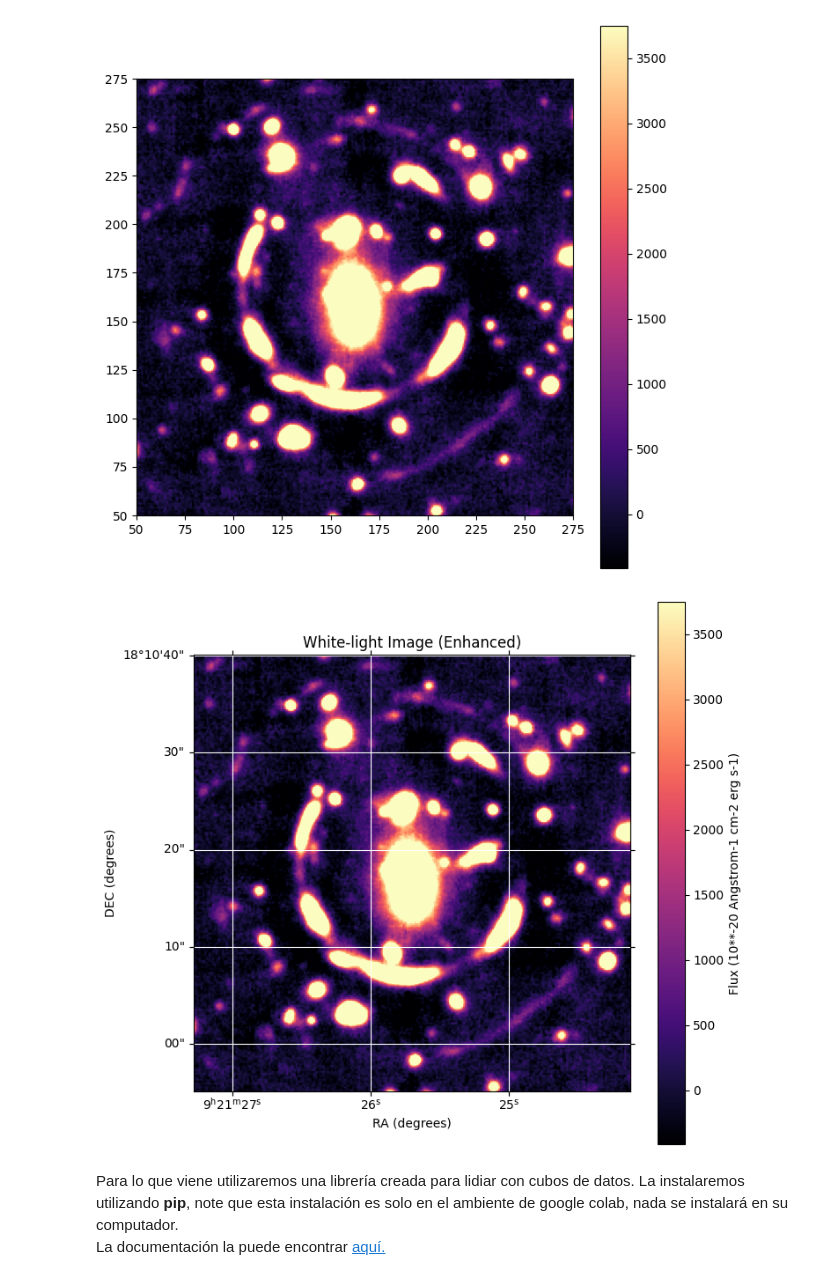
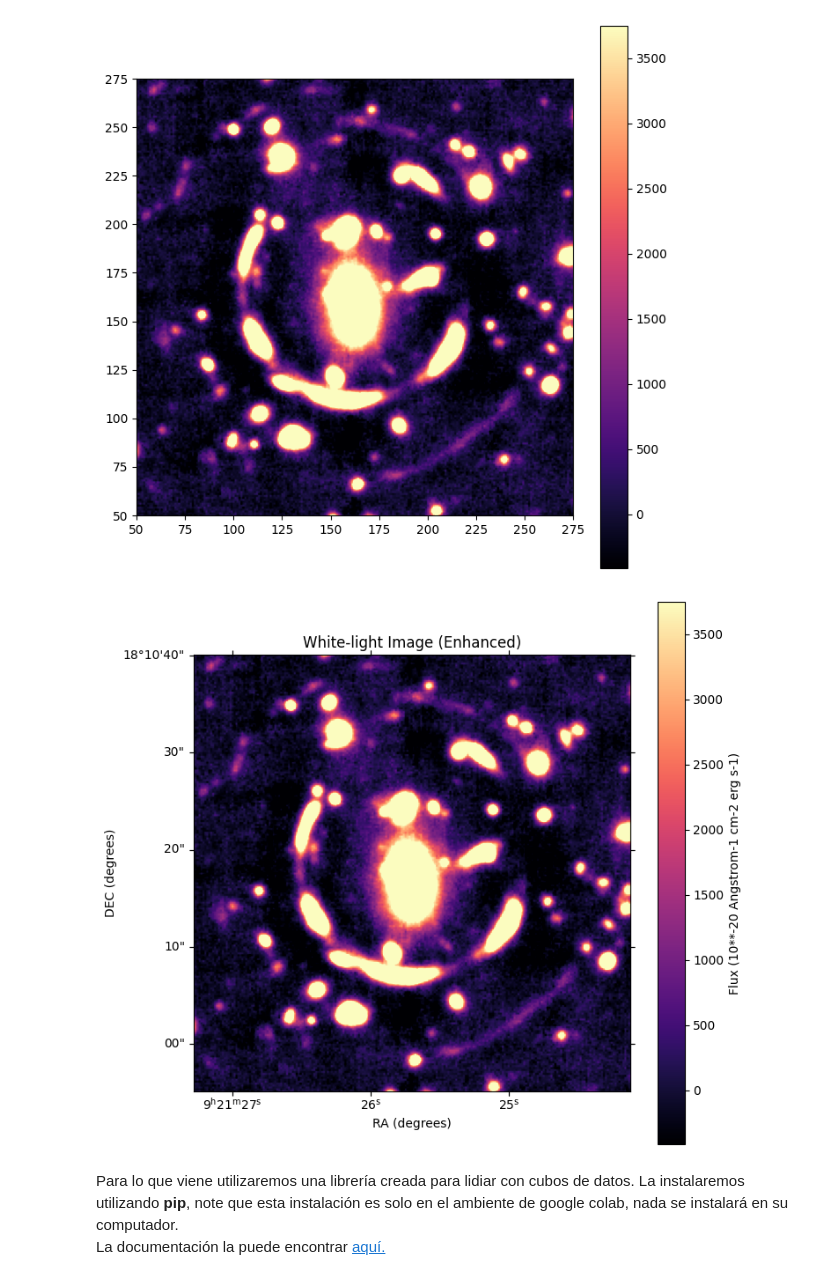
Before and after one commit to carlos-riquelme-c/Tarea-4, a Jupyter notebook: Tarea4.ipynb, the cells around one changed output. Drawn from its saved outputs; the diff is of its cells as text; code cells hidden in the pictures.

```diff
--- a/Tarea4.ipynb
+++ b/Tarea4.ipynb
@@ -169,38 +173,31 @@ plt.show()
 # %% [output]
 [figure]
 # %%
-import numpy as np
-import matplotlib.pyplot as plt
+# Solución
 from astropy.wcs import WCS
+# Utilice el siguiente wcs para añadir las coordenadas a su visualización.
+wcs = WCS(cubo[1].header)
+wcs = wcs[0,:,:]
 
-# Crear la white-light image sumando a lo largo de la dimensión espectral
-white_light_image = np.sum(datos, axis=0)
-
-# Utilizar WCS para añadir coordenadas
-wcs = WCS(cubo[1].header)
-wcs = wcs[0, :, :]  # Selecciona todas las filas y columnas de las dimensiones espaciales
-
-# Ajustar los percentiles para mejorar el contraste
 value = 5
 percentiles = np.nanpercentile(white_light_image.flatten(), [value, 100 - value])
 
-# Visualizar la imagen con un mapa de colores adecuado y coordenadas
-plt.figure(figsize=(8, 8))  # Hacer la figura un poco más grande
+plt.figure(figsize=(8, 8))
 plt.subplot(projection=wcs)
 plt.imshow(white_light_image, origin='lower', cmap='magma', vmin=percentiles[0], vmax=percentiles[1])
 plt.colorbar(label='Flux (10**-20 Angstrom-1 cm-2 erg s-1)')
 plt.title('White-light Image (Enhanced)')
 plt.xlabel('RA (degrees)')
 plt.ylabel('DEC (degrees)')
-plt.grid(color='white', ls='solid')
 
-# Ajustar los límites para hacer zoom en la región de interés
-plt.xlim(50, 275)  # Ajusta estos valores según sea necesario
-plt.ylim(50, 275)  # Ajusta estos valores según sea necesario
+plt.xlim(50, 275)
+plt.ylim(50, 275)
 
 plt.show()
+
+# No sé si están bien estos ejes, por eso lo dejé aparte
 # %% [output]
-[figure, old version]
+[figure, new version]
 # %% [markdown]
 Para lo que viene utilizaremos una librería creada para lidiar con cubos de datos.
 La instalaremos utilizando **pip**, note que esta instalación es solo en el ambiente de google colab, nada se instalará en su computador.
```
Also changed, not shown: parts of 2 cells of this notebook.
